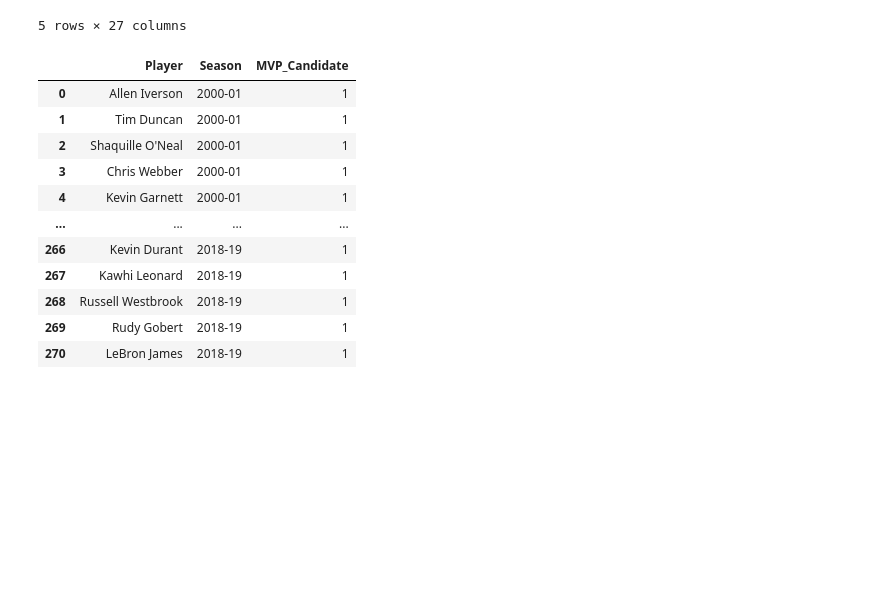
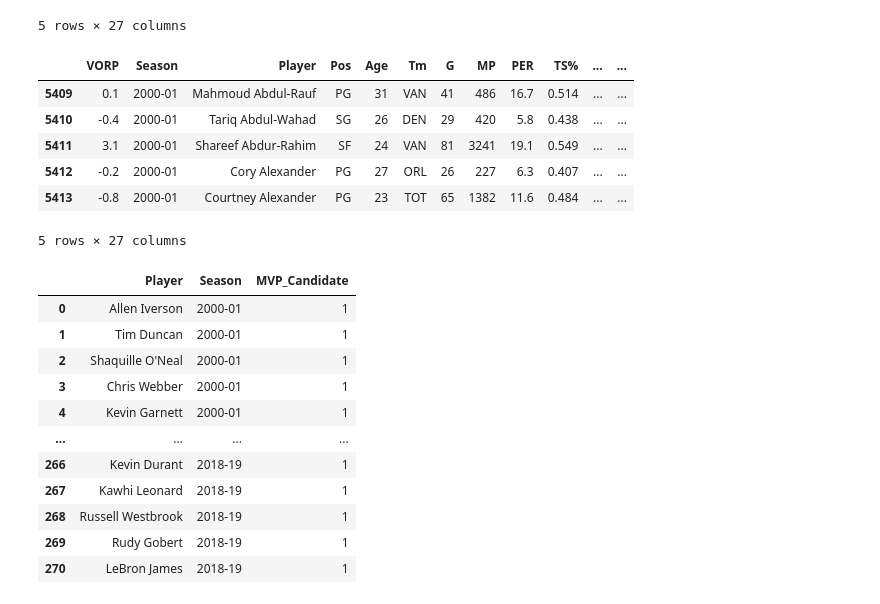
Before and after one commit to RU-DataScience-Group5/BasketballML, a Jupyter notebook: MVP_ML_Model_AdvancedStats.ipynb, the cells around one changed output. Drawn from its saved outputs; the diff is of its cells as text; code cells hidden in the pictures; blank space fills up the shorter version.

```diff
--- a/MVP_ML_Model_AdvancedStats.ipynb
+++ b/MVP_ML_Model_AdvancedStats.ipynb
@@ -35,3 +37,13 @@ mvp.head()
+# %%
+mvp.head()
+# %% [output]
+|  | VORP | Season | Player | Pos | Age | Tm | G | MP | PER | TS% | ... | ... |
+| 5409 | 0.1 | 2000-01 | Mahmoud Abdul-Rauf | PG | 31 | VAN | 41 | 486 | 16.7 | 0.514 | ... | ... |
+| 5410 | -0.4 | 2000-01 | Tariq Abdul-Wahad | SG | 26 | DEN | 29 | 420 | 5.8 | 0.438 | ... | ... |
+| 5411 | 3.1 | 2000-01 | Shareef Abdur-Rahim | SF | 24 | VAN | 81 | 3241 | 19.1 | 0.549 | ... | ... |
+| 5412 | -0.2 | 2000-01 | Cory Alexander | PG | 27 | ORL | 26 | 227 | 6.3 | 0.407 | ... | ... |
+| 5413 | -0.8 | 2000-01 | Courtney Alexander | PG | 23 | TOT | 65 | 1382 | 11.6 | 0.484 | ... | ... |
+5 rows × 27 columns
 # %%
 mvp_votes = pd.read_csv("Data/MVP.csv")
 mvp_votes = mvp_votes[["Player", "Season"]]
```
Also changed, not shown: parts of 30 cells of this notebook, 1 other file.
